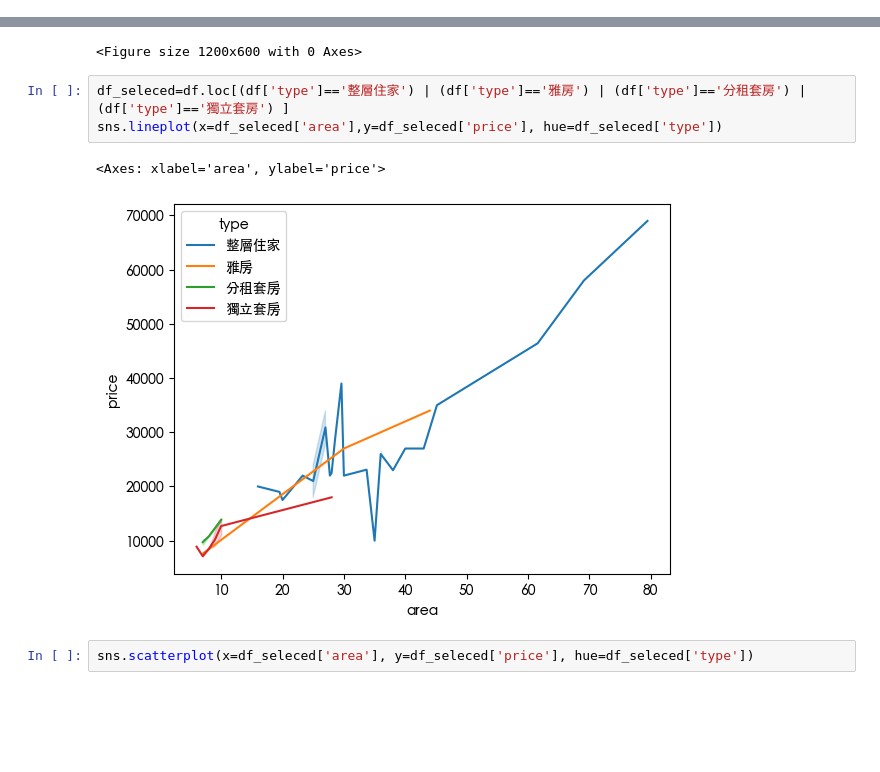
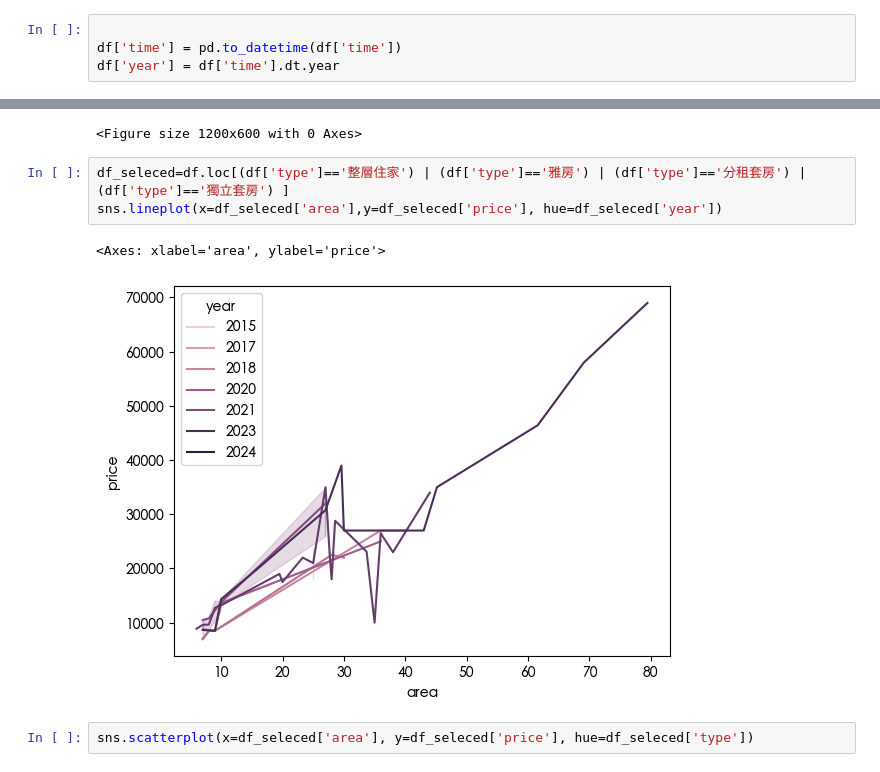
Before and after one commit to ChipCLee/rent, a Jupyter notebook: rent_analysis.ipynb, the cells around one changed output, grey strips where cells are left out. Cells and saved outputs as stored; diff of their text form; blank space fills up the shorter version.

```diff
--- a/rent_analysis.ipynb
+++ b/rent_analysis.ipynb
@@ -9,6 +9,10 @@ df=pd.read_csv('lujo_clean.csv', index_col='id')
 print(type(df))
 # %% [output]
 <class 'pandas.core.frame.DataFrame'>
+# %%
+
+df['time'] = pd.to_datetime(df['time'])
+df['year'] = df['time'].dt.year
 # %%
 import matplotlib as matplotlib
 [f for f in matplotlib.font_manager.fontManager.ttflist]
@@ -38,10 +42,10 @@ plt.figure(figsize=(12,6))
 <Figure size 1200x600 with 0 Axes>
 # %%
 df_seleced=df.loc[(df['type']=='整層住家') | (df['type']=='雅房') | (df['type']=='分租套房') | (df['type']=='獨立套房') ]
-sns.lineplot(x=df_seleced['area'],y=df_seleced['price'], hue=df_seleced['type'])
+sns.lineplot(x=df_seleced['area'],y=df_seleced['price'], hue=df_seleced['year'])
 # %% [output]
 <Axes: xlabel='area', ylabel='price'>
-[figure, old version]
+[figure, new version]
 # %%
 sns.scatterplot(x=df_seleced['area'], y=df_seleced['price'], hue=df_seleced['type'])
 # %% [output]
```
Also changed, not shown: parts of 3 cells of this notebook, 9 other files.
